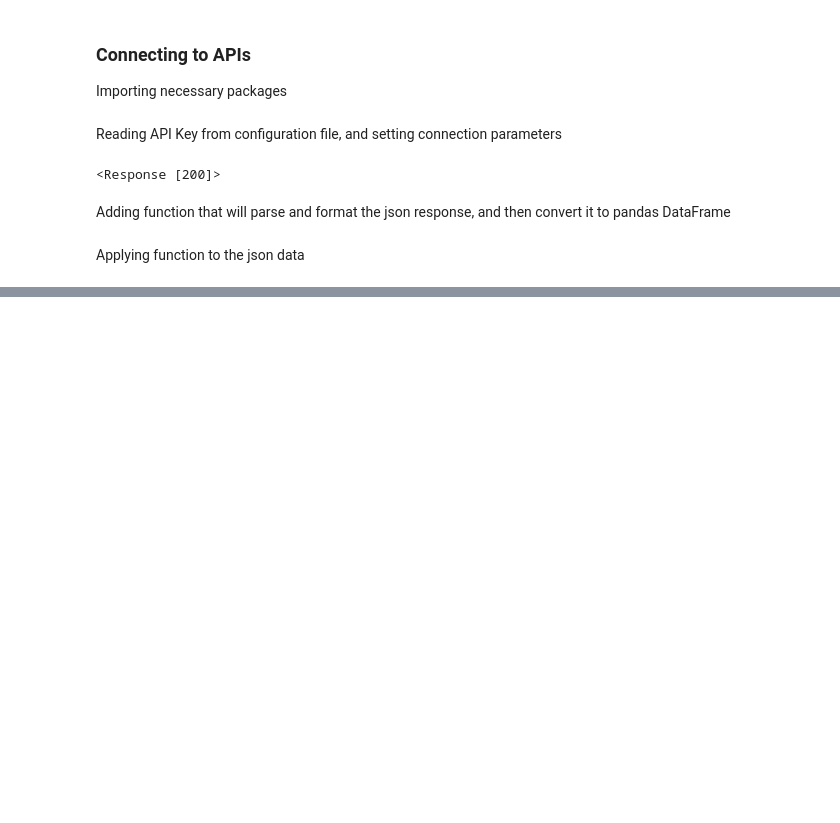
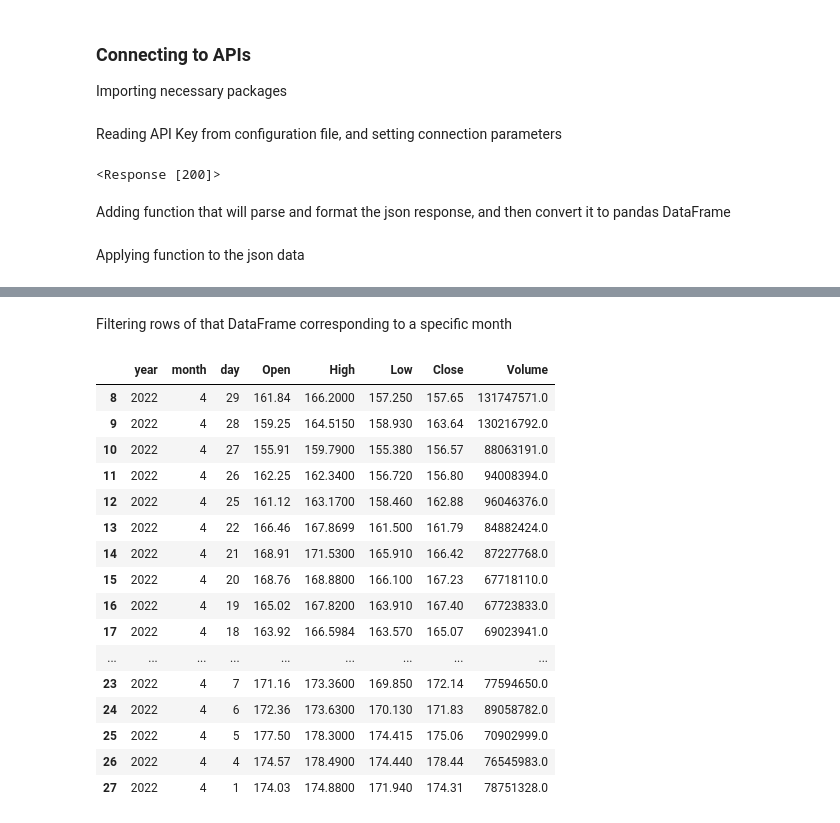
Before and after one commit to fvgm-spec/data_analysis, a Jupyter notebook: api_connection.ipynb, the cells around one changed output, grey strips where cells are left out. Saved outputs shown, nothing was run; the diff lists cells and outputs as text; code cells hidden in the pictures; blank space fills up the shorter version.

```diff
--- a/api_connection.ipynb
+++ b/api_connection.ipynb
@@ -77,0 +141,23 @@ df
+# %% [markdown]
+Filtering rows of that DataFrame corresponding to a specific month
+# %%
+df1 = df.loc[(df['year'] == 2022) & (df['month'] == 4)]
+df1
+# %% [output]
+|  | year | month | day | Open | High | Low | Close | Volume |
+| 8 | 2022 | 4 | 29 | 161.84 | 166.2000 | 157.250 | 157.65 | 131747571.0 |
+| 9 | 2022 | 4 | 28 | 159.25 | 164.5150 | 158.930 | 163.64 | 130216792.0 |
+| 10 | 2022 | 4 | 27 | 155.91 | 159.7900 | 155.380 | 156.57 | 88063191.0 |
+| 11 | 2022 | 4 | 26 | 162.25 | 162.3400 | 156.720 | 156.80 | 94008394.0 |
+| 12 | 2022 | 4 | 25 | 161.12 | 163.1700 | 158.460 | 162.88 | 96046376.0 |
+| 13 | 2022 | 4 | 22 | 166.46 | 167.8699 | 161.500 | 161.79 | 84882424.0 |
+| 14 | 2022 | 4 | 21 | 168.91 | 171.5300 | 165.910 | 166.42 | 87227768.0 |
+| 15 | 2022 | 4 | 20 | 168.76 | 168.8800 | 166.100 | 167.23 | 67718110.0 |
+| 16 | 2022 | 4 | 19 | 165.02 | 167.8200 | 163.910 | 167.40 | 67723833.0 |
+| 17 | 2022 | 4 | 18 | 163.92 | 166.5984 | 163.570 | 165.07 | 69023941.0 |
+| ... | ... | ... | ... | ... | ... | ... | ... | ... |
+| 23 | 2022 | 4 | 7 | 171.16 | 173.3600 | 169.850 | 172.14 | 77594650.0 |
+| 24 | 2022 | 4 | 6 | 172.36 | 173.6300 | 170.130 | 171.83 | 89058782.0 |
+| 25 | 2022 | 4 | 5 | 177.50 | 178.3000 | 174.415 | 175.06 | 70902999.0 |
+| 26 | 2022 | 4 | 4 | 174.57 | 178.4900 | 174.440 | 178.44 | 76545983.0 |
+| 27 | 2022 | 4 | 1 | 174.03 | 174.8800 | 171.940 | 174.31 | 78751328.0 |
```
Also changed, not shown: parts of 10 cells of this notebook.
